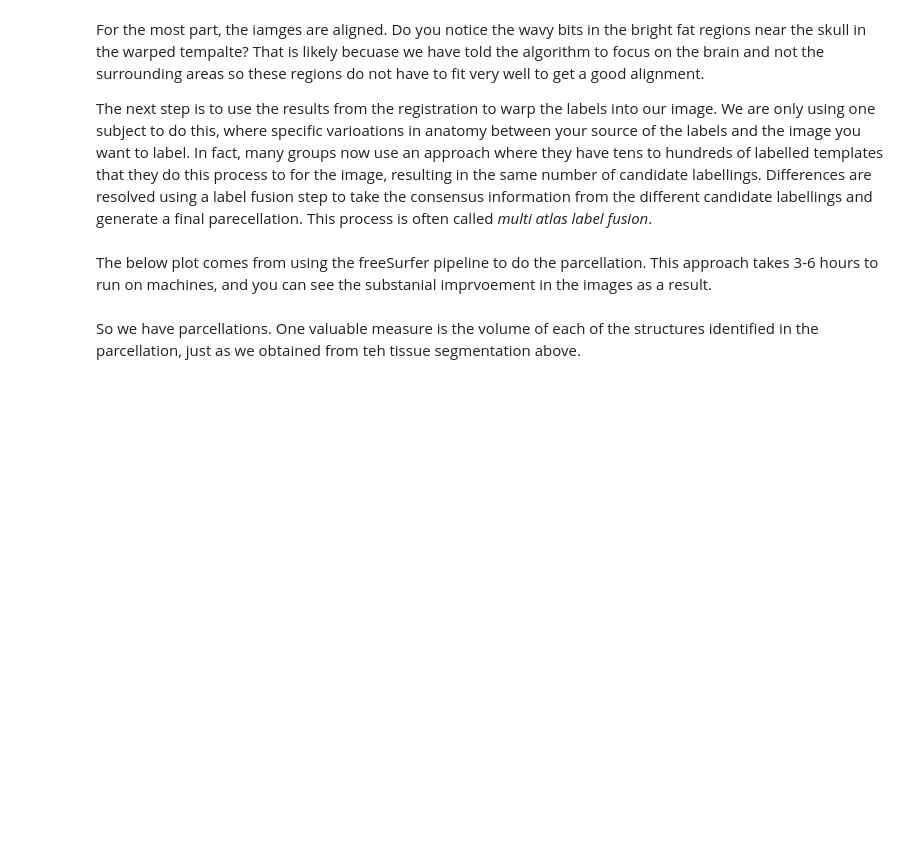
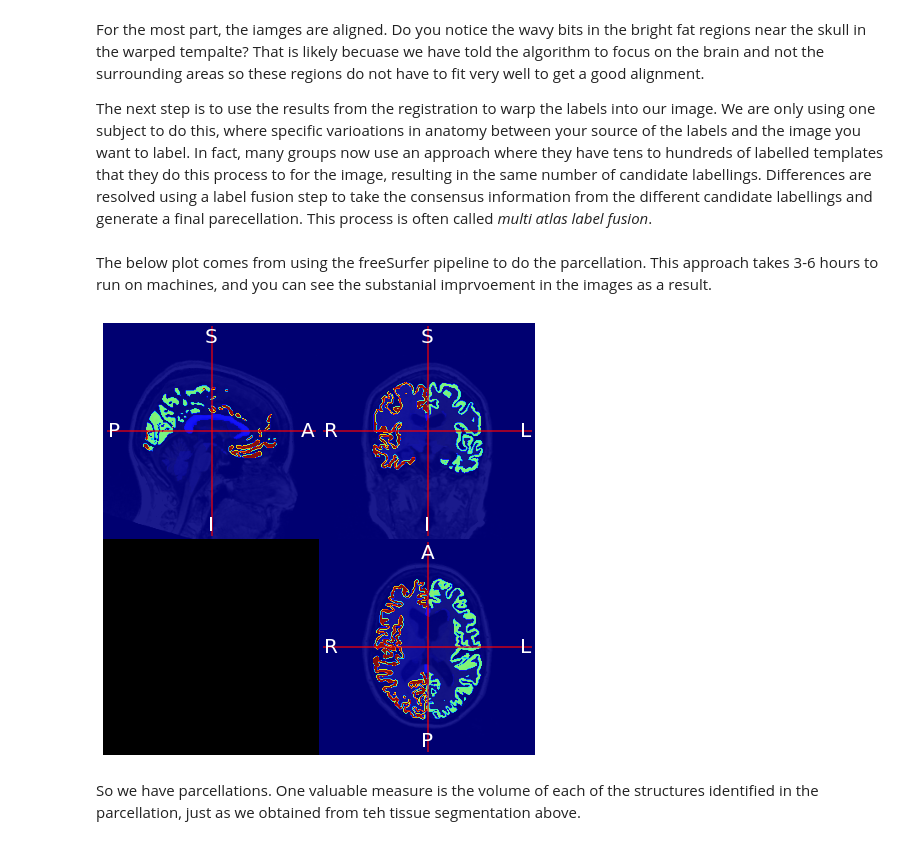
Before and after one commit to siddharthramanan/TeamCoders_Event_Based_Model, a Jupyter notebook: 1_ImagingBiomarkersInAD/biomarker_extraction.ipynb, the cells around one changed output. Cells and saved outputs as stored; diff of their text form; code cells hidden in the pictures; blank space fills up the shorter version.

```diff
--- a/1_ImagingBiomarkersInAD/biomarker_extraction.ipynb
+++ b/1_ImagingBiomarkersInAD/biomarker_extraction.ipynb
@@ -204,12 +204,14 @@ The below plot comes from using the freeSurfer pipeline to do the parcellation.
 # %%
 # See if we can clean this up, perhaps nibabel to read in?
 # Also do the label image trick.
 fsdir="/Users/davecash/Data/freesurfer"
 t1_fs_nu_name  = os.path.join(fsdir,subject_id.replace("-","_"),"mri","nu.mgz")
 t1_fs_nu = ants.image_read(t1_fs_nu_name)
 t1_fs_aparc_name = os.path.join(fsdir,subject_id.replace("-","_"),"mri","aparc+aseg.mgz")
-t1_fs_aparc = ants.image_read(t1_fs_aparc_name)
-ants.plot_ortho(t1_fs_nu,overlay=t1_fs_aparc)
+t1_fs_aparc = ants.image_read(t1_fs_aparc_name).astype("uint32")
+ants.plot_ortho(t1_fs_nu,overlay=t1_fs_aparc,scale=True)
+# %% [output]
+[figure, added]
 # %% [markdown]
 So we have parcellations. One valuable measure is the volume of each of the structures identified in the parcellation, just as we obtained from teh tissue segmentation above.
 # %% [markdown]
```
Also changed, not shown: parts of 4 cells of this notebook.
